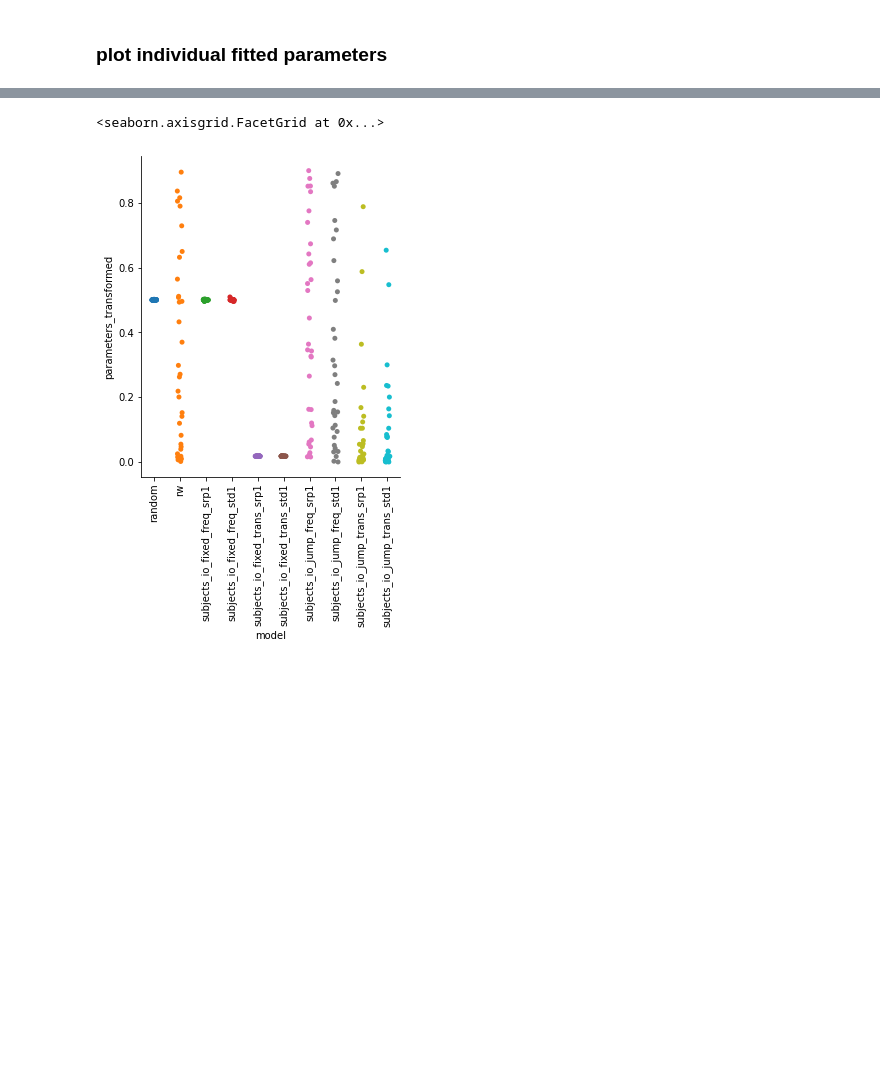
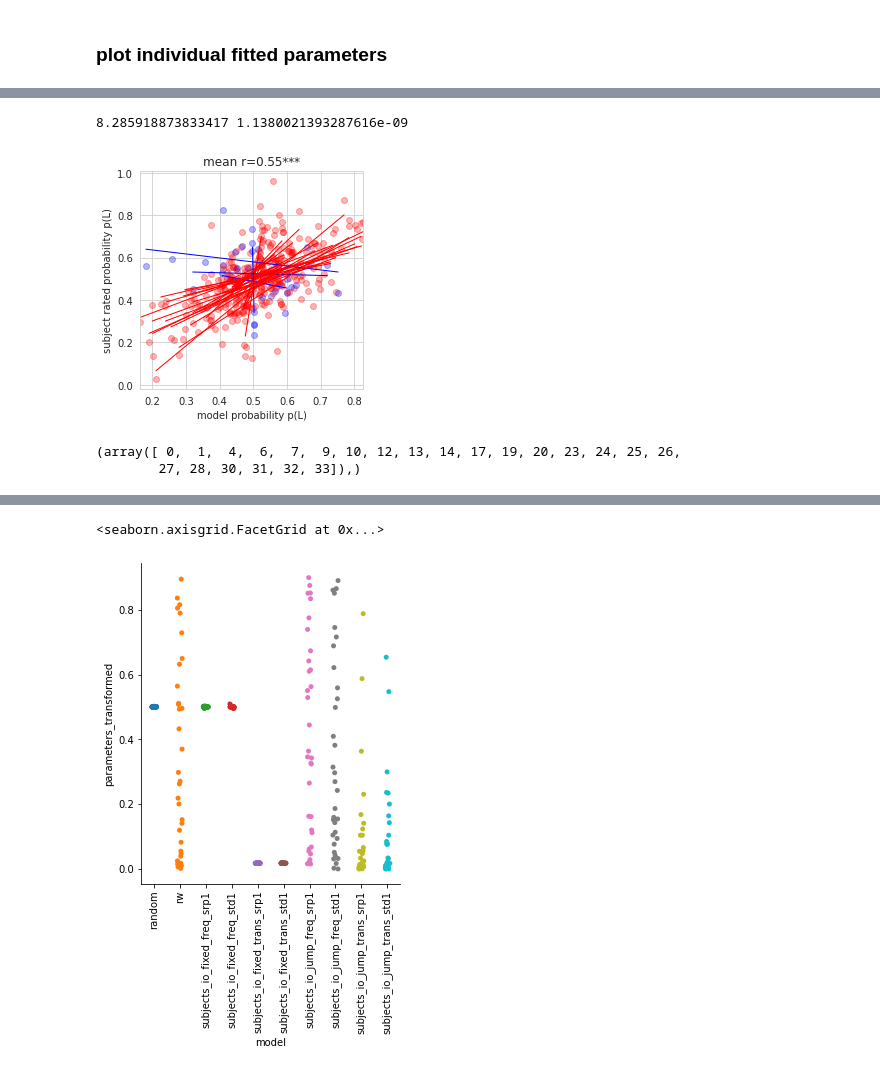
Before and after one commit to syzhang/tsl_hbi, a Jupyter notebook: model_gen/plot_params.ipynb, the cells around one changed output, grey strips where cells are left out. Cells and saved outputs as stored; diff of their text form; code cells hidden in the pictures; blank space fills up the shorter version.

```diff
--- a/model_gen/plot_params.ipynb
+++ b/model_gen/plot_params.ipynb
@@ -37,0 +111,15 @@ g.set_xticklabels(rotation=90)
+# %%
+df_pmod = pd.read_csv('./local_output/fmri_io_jump_freq.csv')
+# io_idx = dfio[dfio['io_status']==True]['subject']
+plot_bins(df_pmod, sj_idx=None, model=None)
+plt.savefig('./figs/bins_fmri_io_jump_freq_all.png', bbox_inches='tight')
+# %% [output]
+8.285918873833417 1.1380021393287616e-09
+[figure, added]
+# %%
+df = pd.read_csv('../model_comparison/local_output/subject_fmri.csv')
+jf_sj = np.where(df.idxmax(axis=1)=='io_jump_freq')
+jf_sj
+# %% [output]
+(array([ 0,  1,  4,  6,  7,  9, 10, 12, 13, 14, 17, 19, 20, 23, 24, 25, 26,
+        27, 28, 30, 31, 32, 33]),)
```
Also changed, not shown: parts of 17 cells of this notebook, 16 other files.
